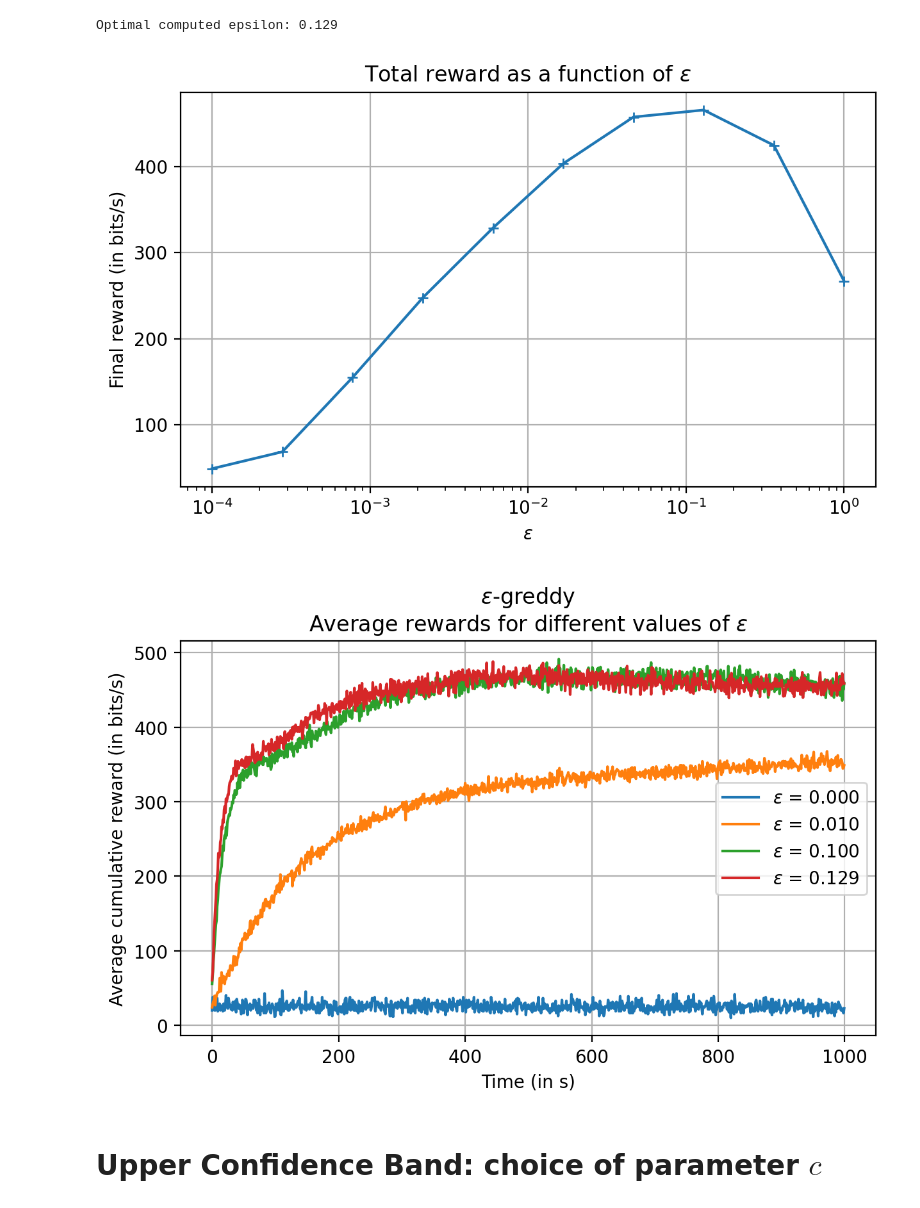
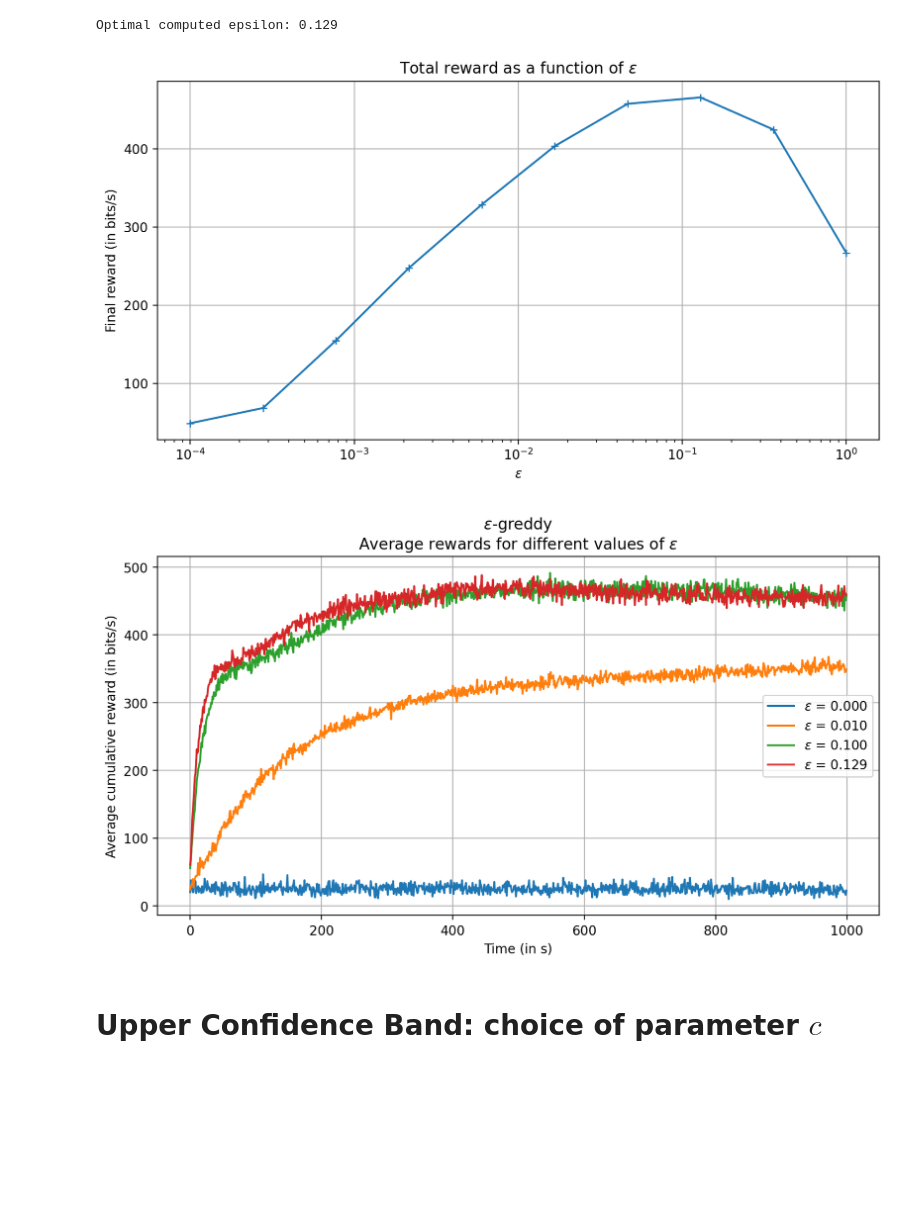
Before and after one commit to ThomasAussagues/uwa_reinforcement_learning, a Jupyter notebook: scenario_1.ipynb, the cells around one changed output. Saved outputs shown, nothing was run; the diff lists cells and outputs as text; code cells hidden in the pictures; blank space fills up the shorter version.

```diff
--- a/scenario_1.ipynb
+++ b/scenario_1.ipynb
@@ -90,18 +92,18 @@ print(f"Optimal computed epsilon: {eps_opt:.3f}")
 Optimal computed epsilon: 0.129
 # %%
 # Plot of the final reward as a function of epsilon
-plt.figure(figsize=(7,4), dpi=200)
+plt.figure(figsize=(10, 5), dpi=200)
 plt.semilogx(eps_range, final_rewards, marker = "+")
 plt.xlabel(r'$\varepsilon$')
 plt.ylabel(r'Final reward (in bits/s)')
 plt.title(r'Total reward as a function of $\varepsilon$')
 plt.grid()
 plt.show()
 # %% [output]
-[figure, old version]
+[figure, new version]
 # %%
 # Plot of mean rewards trajectories for epsilon = 0., 1e-2, 1e-1 and eps_opt
-plt.figure(figsize=(7,4), dpi=200)
+plt.figure(figsize=(10, 5), dpi=200)
 for epsilon in tqdm([0., 1e-2, 1e-1, eps_opt]) :
 
     # Get the rewards list
@@ -116,7 +118,7 @@ plt.legend()
 plt.grid()
 plt.show()
 # %% [output]
-[figure, old version]
+[figure, new version]
 # %% [markdown]
 # Upper Confidence Band: choice of parameter $c$
 # %%
```
Also changed, not shown: parts of 13 cells of this notebook.
